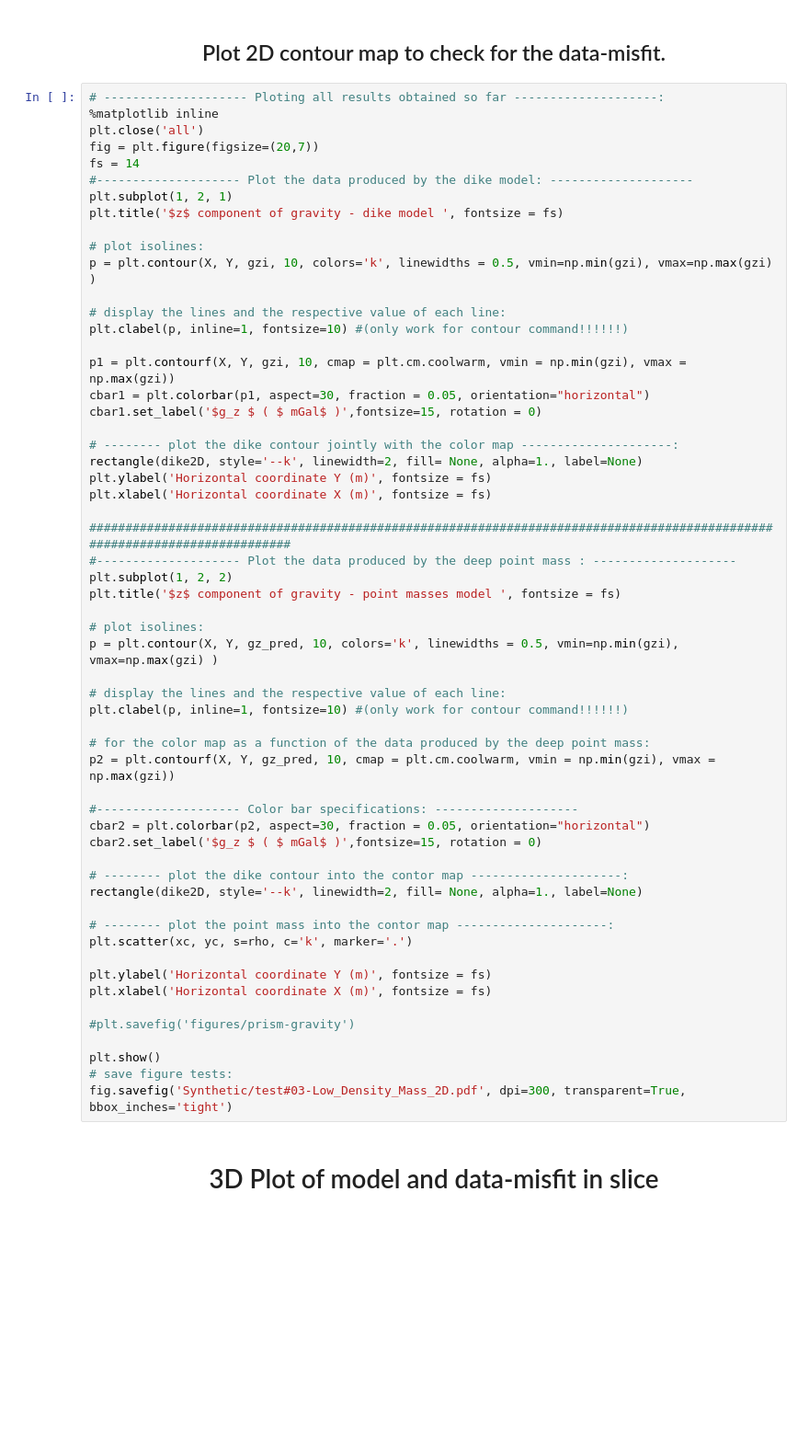
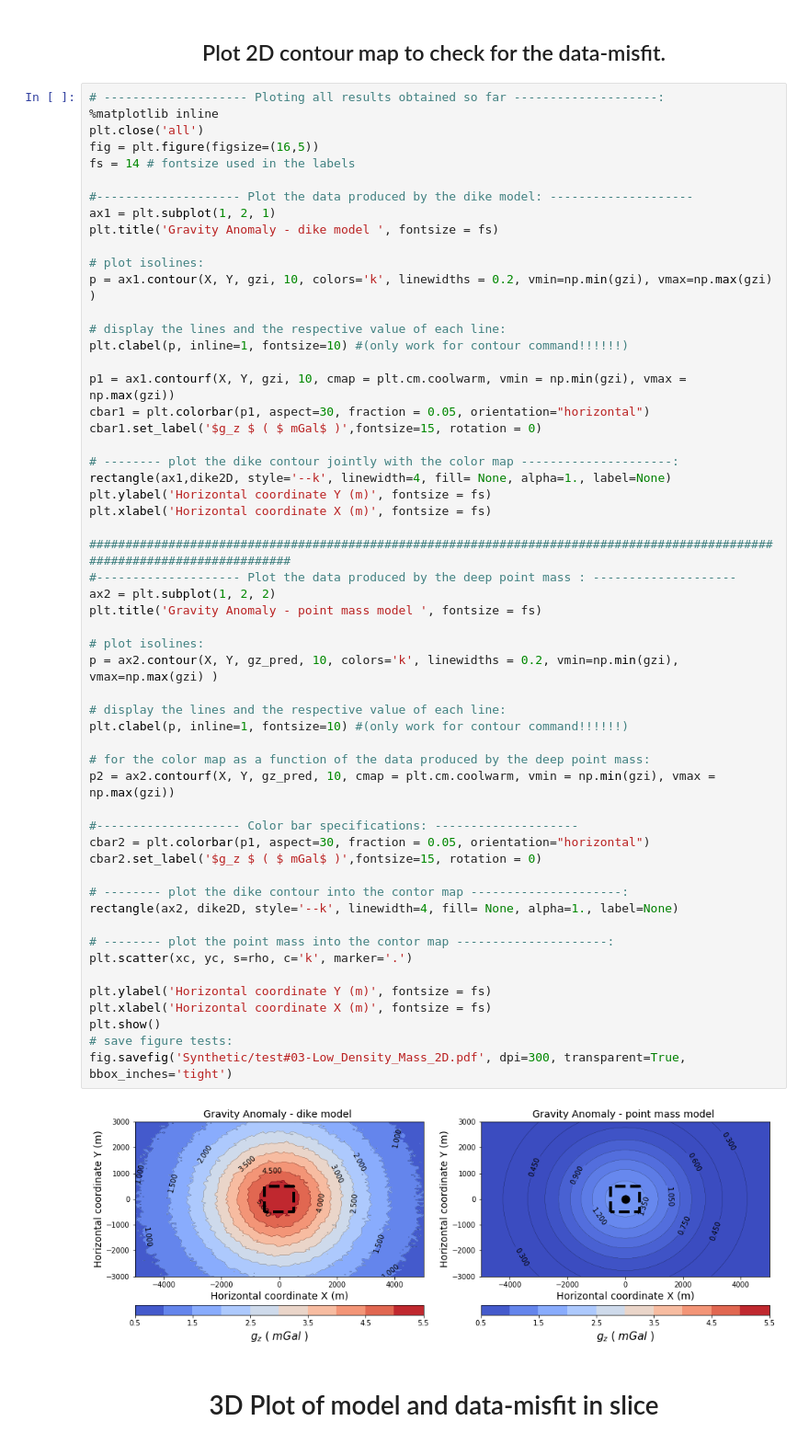
Before and after one commit to rodrigobijani/Congresso_Brasileiro_Geologia2018, a Jupyter notebook: scripts/synthetic.ipynb, the cells around one changed output. Shown at 92% size. Drawn from its saved outputs; the diff is of its cells as text; blank space fills up the shorter version.

```diff
--- a/scripts/synthetic.ipynb
+++ b/scripts/synthetic.ipynb
@@ -539,59 +546,59 @@ gz_pred = sphere_gz(X, Y, elev[0], source) # sum the effect of all masses
 # -------------------- Ploting all results obtained so far --------------------:
 %matplotlib inline
 plt.close('all')
-fig = plt.figure(figsize=(20,7))
-fs = 14
+fig = plt.figure(figsize=(16,5))
+fs = 14 # fontsize used in the labels
+
 #-------------------- Plot the data produced by the dike model: --------------------
-plt.subplot(1, 2, 1)
-plt.title('$z$ component of gravity - dike model ', fontsize = fs)
+ax1 = plt.subplot(1, 2, 1)
+plt.title('Gravity Anomaly - dike model ', fontsize = fs)
 
 # plot isolines:
-p = plt.contour(X, Y, gzi, 10, colors='k', linewidths = 0.5, vmin=np.min(gzi), vmax=np.max(gzi) )
+p = ax1.contour(X, Y, gzi, 10, colors='k', linewidths = 0.2, vmin=np.min(gzi), vmax=np.max(gzi) )
 
 # display the lines and the respective value of each line:
 plt.clabel(p, inline=1, fontsize=10) #(only work for contour command!!!!!!)
 
-p1 = plt.contourf(X, Y, gzi, 10, cmap = plt.cm.coolwarm, vmin = np.min(gzi), vmax = np.max(gzi))
+p1 = ax1.contourf(X, Y, gzi, 10, cmap = plt.cm.coolwarm, vmin = np.min(gzi), vmax = np.max(gzi))
 cbar1 = plt.colorbar(p1, aspect=30, fraction = 0.05, orientation="horizontal")
 cbar1.set_label('$g_z $ ( $ mGal$ )',fontsize=15, rotation = 0)
 
 # -------- plot the dike contour jointly with the color map ---------------------:
-rectangle(dike2D, style='--k', linewidth=2, fill= None, alpha=1., label=None)
+rectangle(ax1,dike2D, style='--k', linewidth=4, fill= None, alpha=1., label=None)
 plt.ylabel('Horizontal coordinate Y (m)', fontsize = fs)
 plt.xlabel('Horizontal coordinate X (m)', fontsize = fs)
 
 ###########################################################################################################################
 #-------------------- Plot the data produced by the deep point mass : --------------------
-plt.subplot(1, 2, 2)
-plt.title('$z$ component of gravity - point masses model ', fontsize = fs)
+ax2 = plt.subplot(1, 2, 2)
+plt.title('Gravity Anomaly - point mass model ', fontsize = fs)
 
 # plot isolines:
-p = plt.contour(X, Y, gz_pred, 10, colors='k', linewidths = 0.5, vmin=np.min(gzi), vmax=np.max(gzi) )
+p = ax2.contour(X, Y, gz_pred, 10, colors='k', linewidths = 0.2, vmin=np.min(gzi), vmax=np.max(gzi) )
 
 # display the lines and the respective value of each line:
 plt.clabel(p, inline=1, fontsize=10) #(only work for contour command!!!!!!)
 
 # for the color map as a function of the data produced by the deep point mass:
-p2 = plt.contourf(X, Y, gz_pred, 10, cmap = plt.cm.coolwarm, vmin = np.min(gzi), vmax = np.max(gzi))
+p2 = ax2.contourf(X, Y, gz_pred, 10, cmap = plt.cm.coolwarm, vmin = np.min(gzi), vmax = np.max(gzi))
 
 #-------------------- Color bar specifications: --------------------
-cbar2 = plt.colorbar(p2, aspect=30, fraction = 0.05, orientation="horizontal")
+cbar2 = plt.colorbar(p1, aspect=30, fraction = 0.05, orientation="horizontal")
 cbar2.set_label('$g_z $ ( $ mGal$ )',fontsize=15, rotation = 0)
 
 # -------- plot the dike contour into the contor map ---------------------:
-rectangle(dike2D, style='--k', linewidth=2, fill= None, alpha=1., label=None)
+rectangle(ax2, dike2D, style='--k', linewidth=4, fill= None, alpha=1., label=None)
 
 # -------- plot the point mass into the contor map ---------------------:
 plt.scatter(xc, yc, s=rho, c='k', marker='.')
 
 plt.ylabel('Horizontal coordinate Y (m)', fontsize = fs)
 plt.xlabel('Horizontal coordinate X (m)', fontsize = fs)
-
-#plt.savefig('figures/prism-gravity')
-
 plt.show()
 # save figure tests:
 fig.savefig('Synthetic/test#03-Low_Density_Mass_2D.pdf', dpi=300, transparent=True, bbox_inches='tight')
+# %% [output]
+[figure, added]
 # %% [markdown]
 #  <center> 3D Plot of model and data-misfit in slice <center>
 # %%
```
Also changed, not shown: parts of 14 cells of this notebook.
